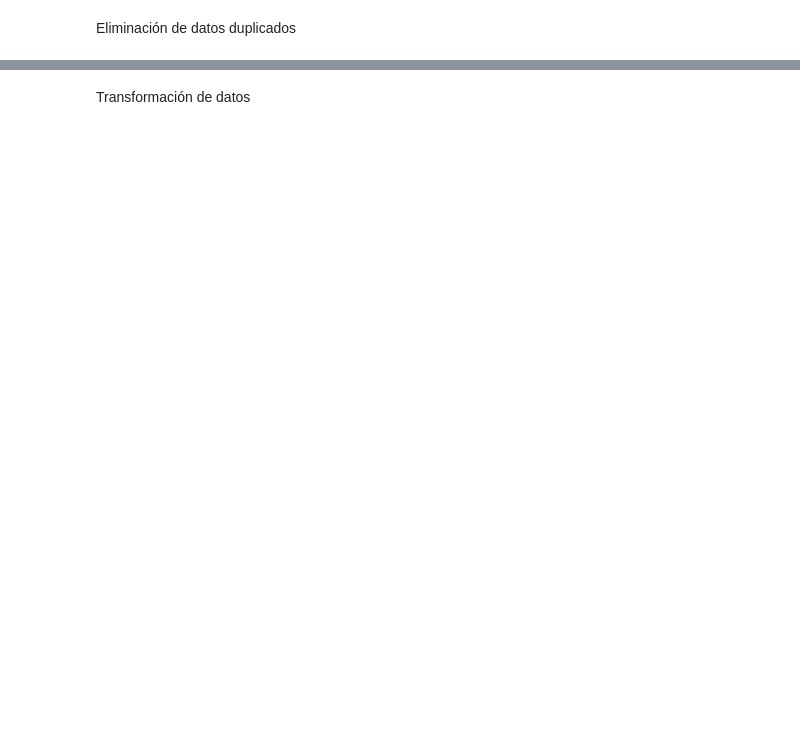
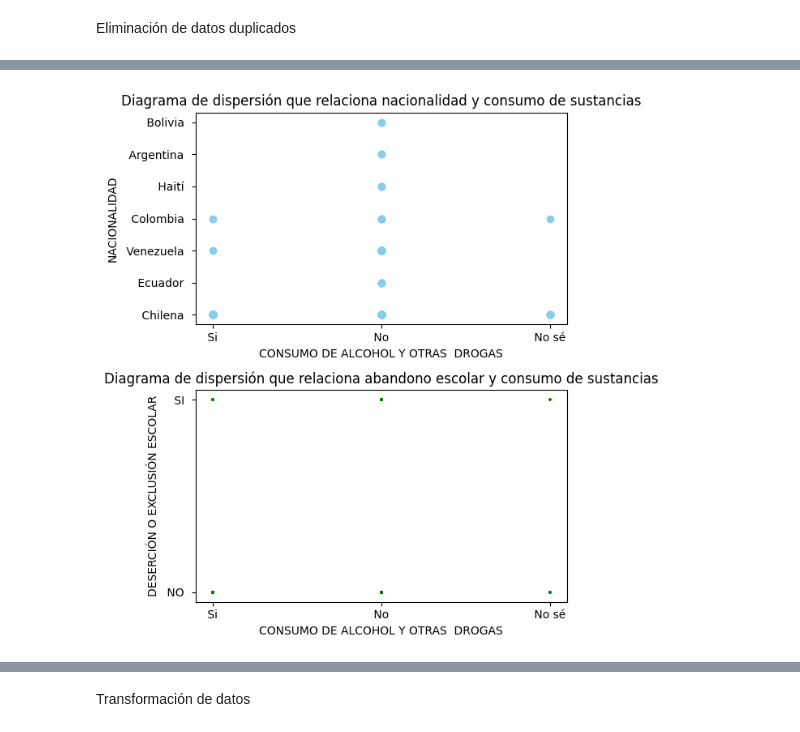
Before and after one commit to EliOrellana/proyectofinal_diplomado, a Jupyter notebook: proyectofinal_IAensalud_elizabethorellanabaez.ipynb, the cells around one changed output, grey strips where cells are left out. Saved outputs shown, nothing was run; the diff lists cells and outputs as text; code cells hidden in the pictures; blank space fills up the shorter version.

```diff
--- a/proyectofinal_IAensalud_elizabethorellanabaez.ipynb
+++ b/proyectofinal_IAensalud_elizabethorellanabaez.ipynb
@@ -344,0 +267,19 @@ dtype: float64
+# %%
+plt.figure(figsize=(6, 7))
+plt.subplot(211)
+plt.scatter(df['CONSUMO DE ALCOHOL Y OTRAS  DROGAS'], df['NACIONALIDAD'], marker = 'o', color = 'skyblue')
+plt.xlabel('CONSUMO DE ALCOHOL Y OTRAS  DROGAS')
+plt.ylabel('NACIONALIDAD')
+plt.title('Diagrama de dispersión que relaciona nacionalidad y consumo de sustancias')
+
+plt.subplot(212)
+plt.scatter(df['CONSUMO DE ALCOHOL Y OTRAS  DROGAS'], df['DESERCIÓN O EXCLUSIÓN ESCOLAR'], marker = '+', s = 5, color = 'green')
+plt.xlabel('CONSUMO DE ALCOHOL Y OTRAS  DROGAS')
+plt.ylabel('DESERCIÓN O EXCLUSIÓN ESCOLAR')
+plt.title('Diagrama de dispersión que relaciona abandono escolar y consumo de sustancias')
+
+plt.tight_layout()
+plt.subplots_adjust()
+plt.show()
+# %% [output]
+[figure, added]
```
Also changed, not shown: parts of 60 cells of this notebook.
